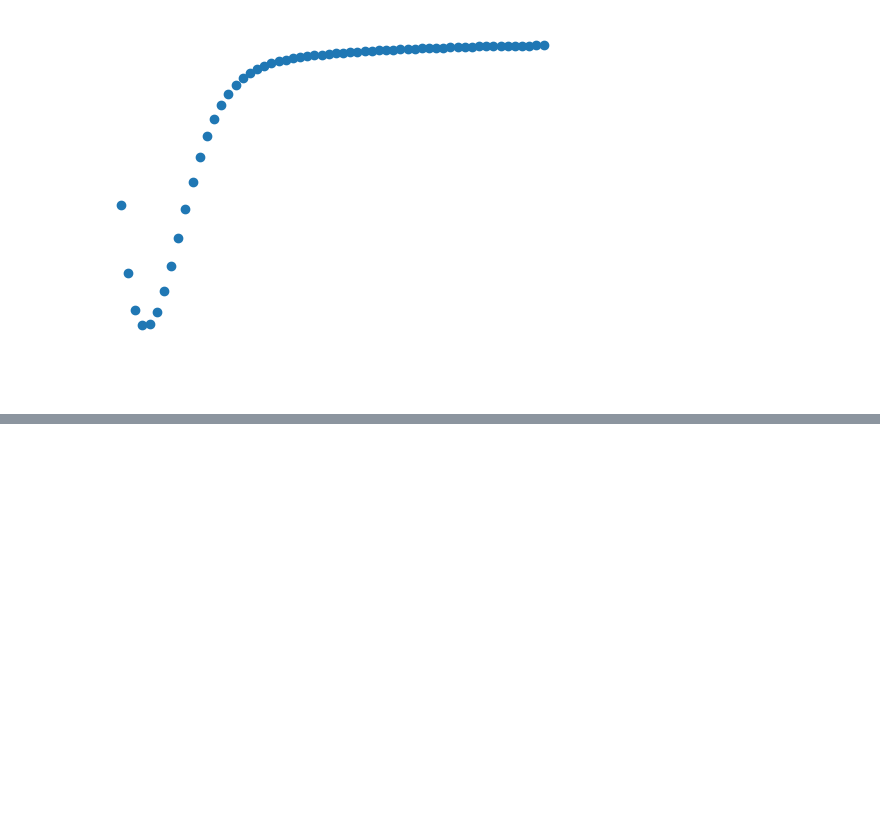
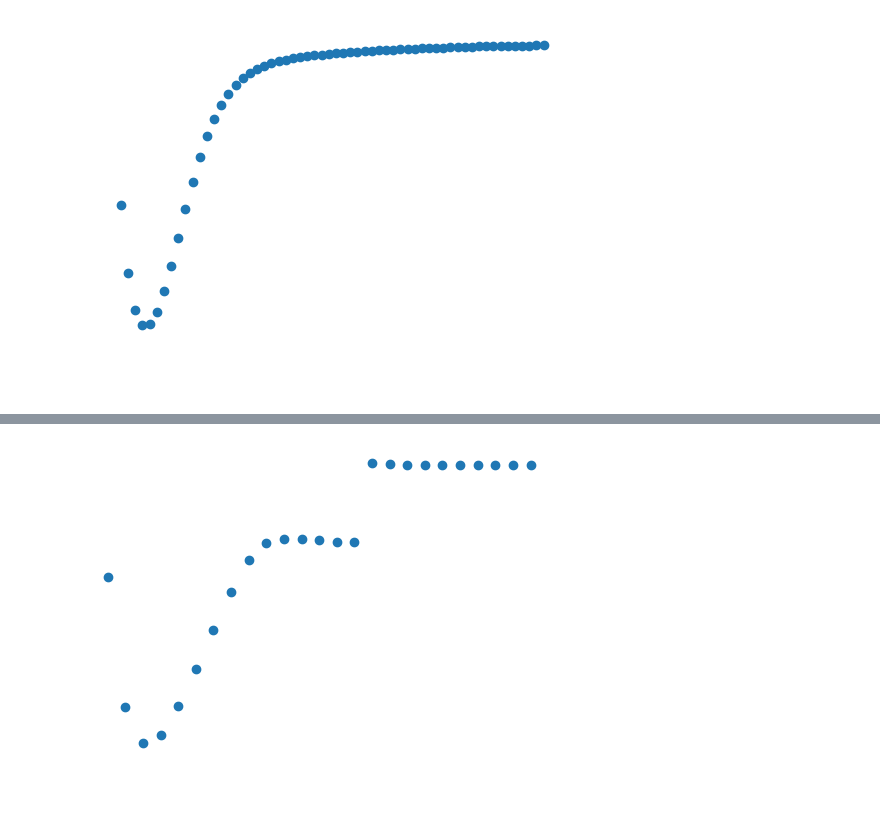
Before and after one commit to MaxiInafuku/2025ExactasJTP, a Jupyter notebook: PES_parser.ipynb, the cells around one changed output, grey strips where cells are left out. Saved outputs shown, nothing was run; the diff lists cells and outputs as text; code cells hidden in the pictures; blank space fills up the shorter version.

```diff
--- a/PES_parser.ipynb
+++ b/PES_parser.ipynb
@@ -571,4 +577,9 @@ ORCA exited normally: True
 # %%
-R2CNO_eq = 1.3
-R2_CNO_av,  = funcCutter(R2_eq, dataCNO_disoc.d2.values, dataCNO_disoc.d1.values, dataCNO_disoc.energy.values, tolerance=0.05)
+R_ON_eq = 1.1
+tol = 0.05
+R2_ON_av, R_CN, CN_energies = funcCutter(R_ON_eq, dataCNO_disoc.d2.values, dataCNO_disoc.d1.values, dataCNO_disoc.energy.values, tolerance=tol)
 fig, ax = plot_transparent(xlabel='$d_{N-O} (\\AA)$', ylabel='Energía (eV)', axisColor='white', figsize=(6,4))
+ax.scatter(R_CN,CN_energies)
+plt.show()
+# %% [output]
+[figure, added]
```
Also changed, not shown: parts of 4 cells of this notebook.
